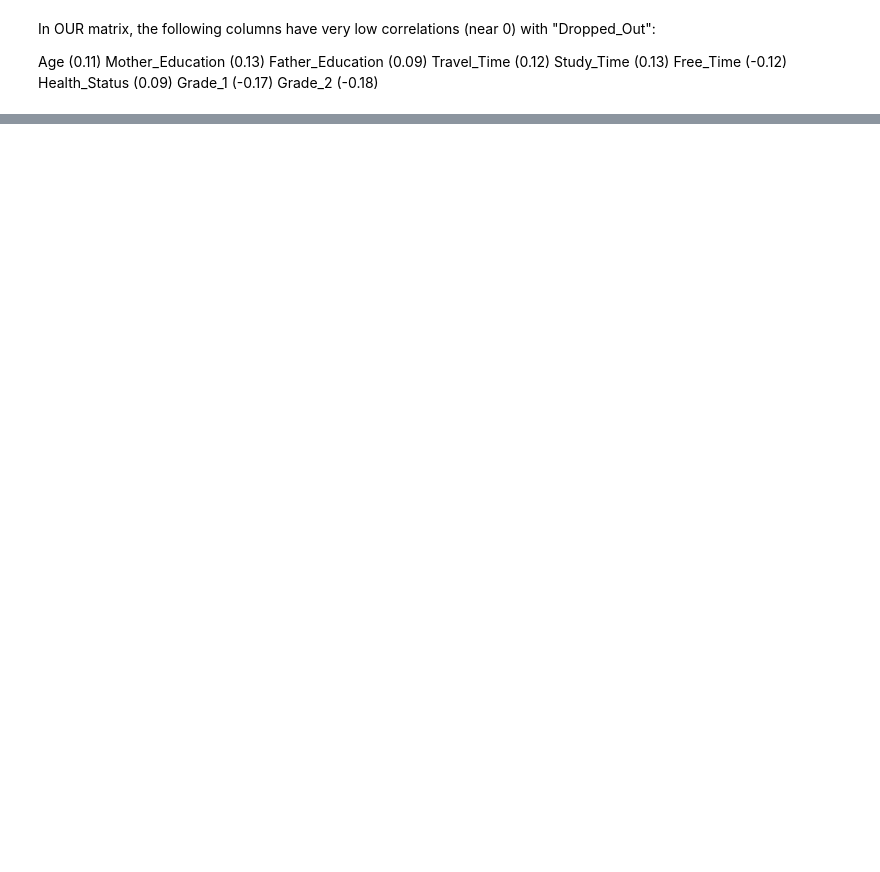
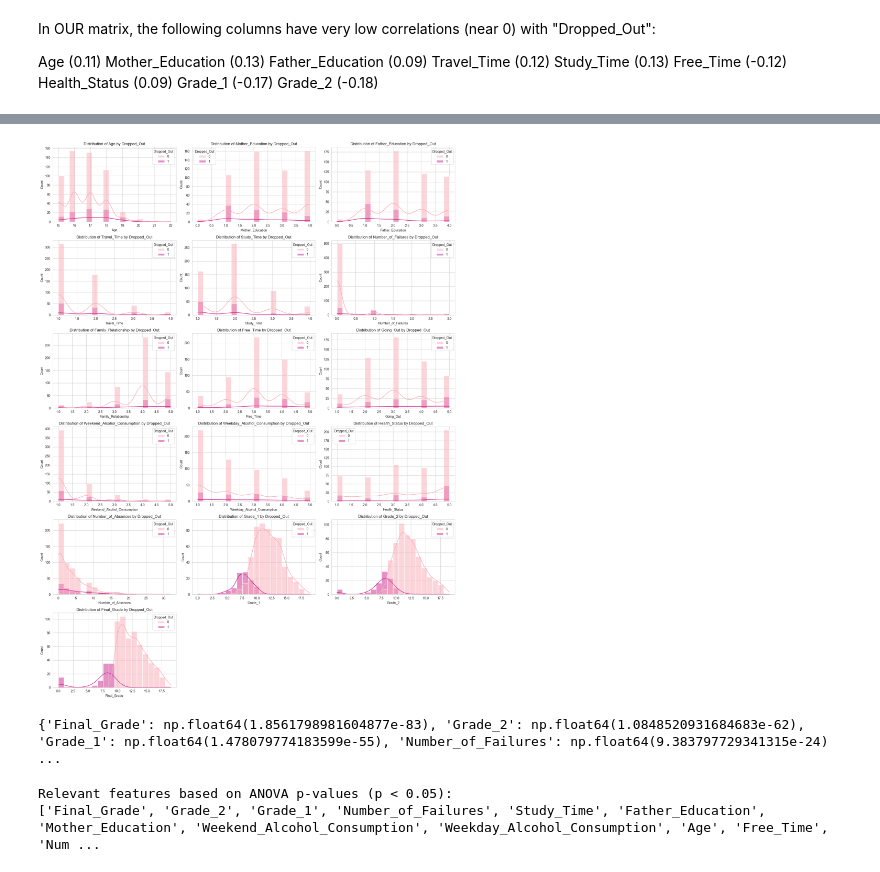
Before and after one commit to Amen-KH/Dropout_Analysis, a Jupyter notebook: dropout_analysis.ipynb, the cells around one changed output, grey strips where cells are left out. Cells and saved outputs as stored; diff of their text form; code cells hidden in the pictures; blank space fills up the shorter version.

```diff
--- a/dropout_analysis.ipynb
+++ b/dropout_analysis.ipynb
@@ -265,0 +307,55 @@ data_cleaned = data.drop(columns=columns_to_drop)
+# %%
+
+# Select numerical columns
+numerical_columns = data.select_dtypes(include=['int64', 'float64']).columns
+numerical_columns = [col for col in numerical_columns if col != 'Dropped_Out']
+
+# Create subplots
+num_cols = len(numerical_columns)
+fig, axes = plt.subplots(nrows=(num_cols // 3 + (num_cols % 3 > 0)), ncols=3, figsize=(18, 4 * (num_cols // 3 + 1)))
+axes = axes.flatten()
+
+# Loop through numerical columns and plot their distributions
+for i, col in enumerate(numerical_columns):
+    sns.histplot(data=data, x=col, hue="Dropped_Out", kde=True, palette="RdPu", ax=axes[i], bins=20)
+    axes[i].set_title(f"Distribution of {col} by Dropped_Out")
+    axes[i].set_ylabel("Count")
+    axes[i].set_xlabel(col)
+
+# Remove empty subplots
+for j in range(i + 1, len(axes)):
+    fig.delaxes(axes[j])
+
+plt.tight_layout()
+plt.show()
+# %% [output]
+[figure, added]
+# %%
+from scipy.stats import f_oneway
+
+# Function for ANOVA test
+def anova_test(data, feature, target):
+    groups = [data[data[target] == val][feature].values for val in data[target].unique()]
+    f_stat, p_value = f_oneway(*groups)
+    return p_value
+
+# Test ANOVA for each numerical feature against the target
+anova_p_values = {}
+for col in numerical_columns:
+    p_value = anova_test(data, col, 'Dropped_Out')
+    anova_p_values[col] = p_value
+
+anova_p_values = {k: v for k, v in sorted(anova_p_values.items(), key=lambda item: item[1])}
+print(anova_p_values)
+
+# Filter features with p-value < 0.05 (significant)
+relevant_features = [col for col, p in anova_p_values.items() if p < 0.05]
+# %% [output]
+{'Final_Grade': np.float64(1.8561798981604877e-83), 'Grade_2': np.float64(1.0848520931684683e-62), 'Grade_1': np.float64(1.478079774183599e-55), 'Number_of_Failures': np.float64(9.383797729341315e-24) ...
+# %%
+# Display relevant feature column names
+print("Relevant features based on ANOVA p-values (p < 0.05):")
+print(relevant_features)
+# %% [output]
+Relevant features based on ANOVA p-values (p < 0.05):
+['Final_Grade', 'Grade_2', 'Grade_1', 'Number_of_Failures', 'Study_Time', 'Father_Education', 'Mother_Education', 'Weekend_Alcohol_Consumption', 'Weekday_Alcohol_Consumption', 'Age', 'Free_Time', 'Num ...
```
Also changed, not shown: parts of 18 cells of this notebook.
